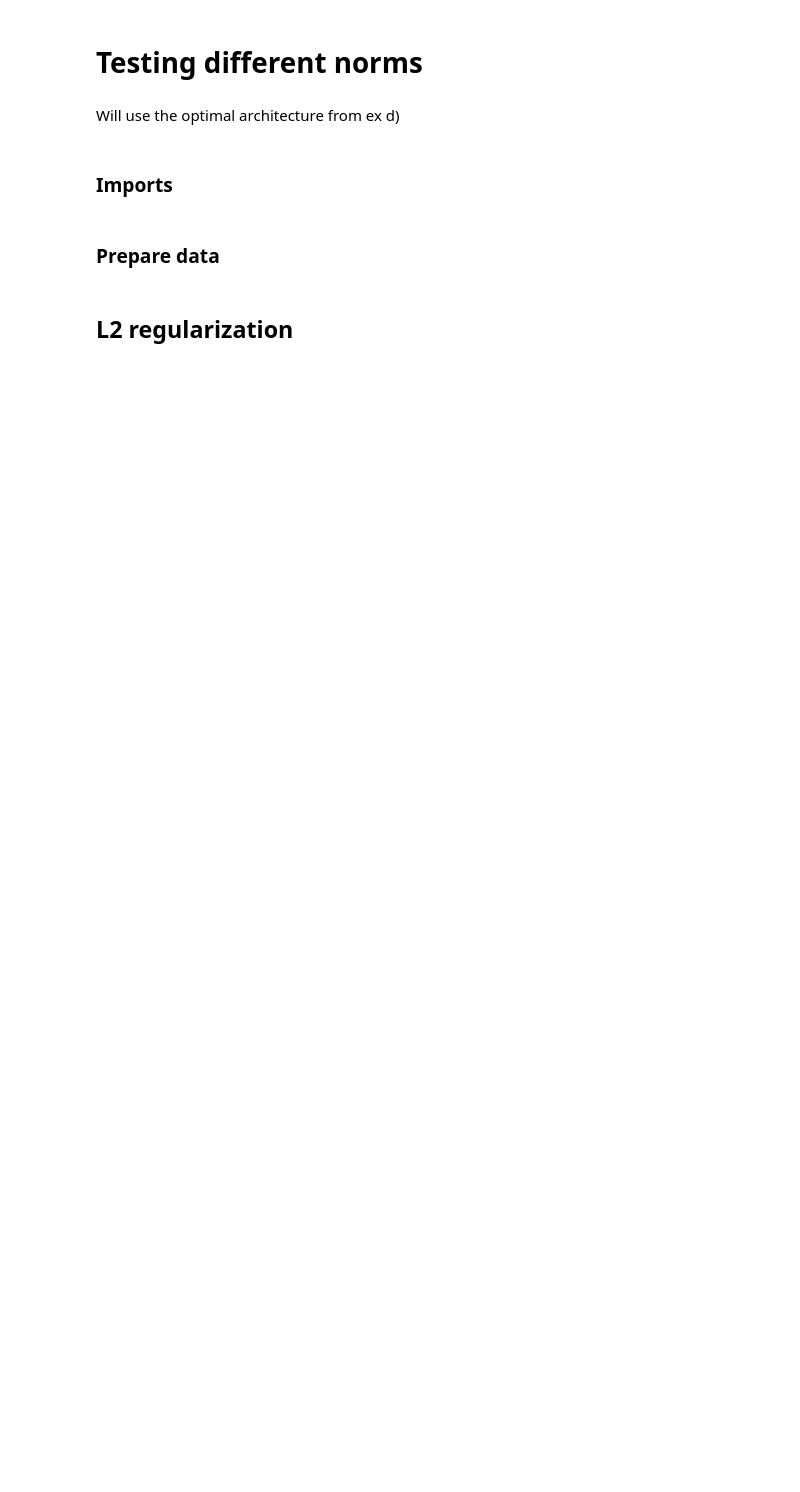
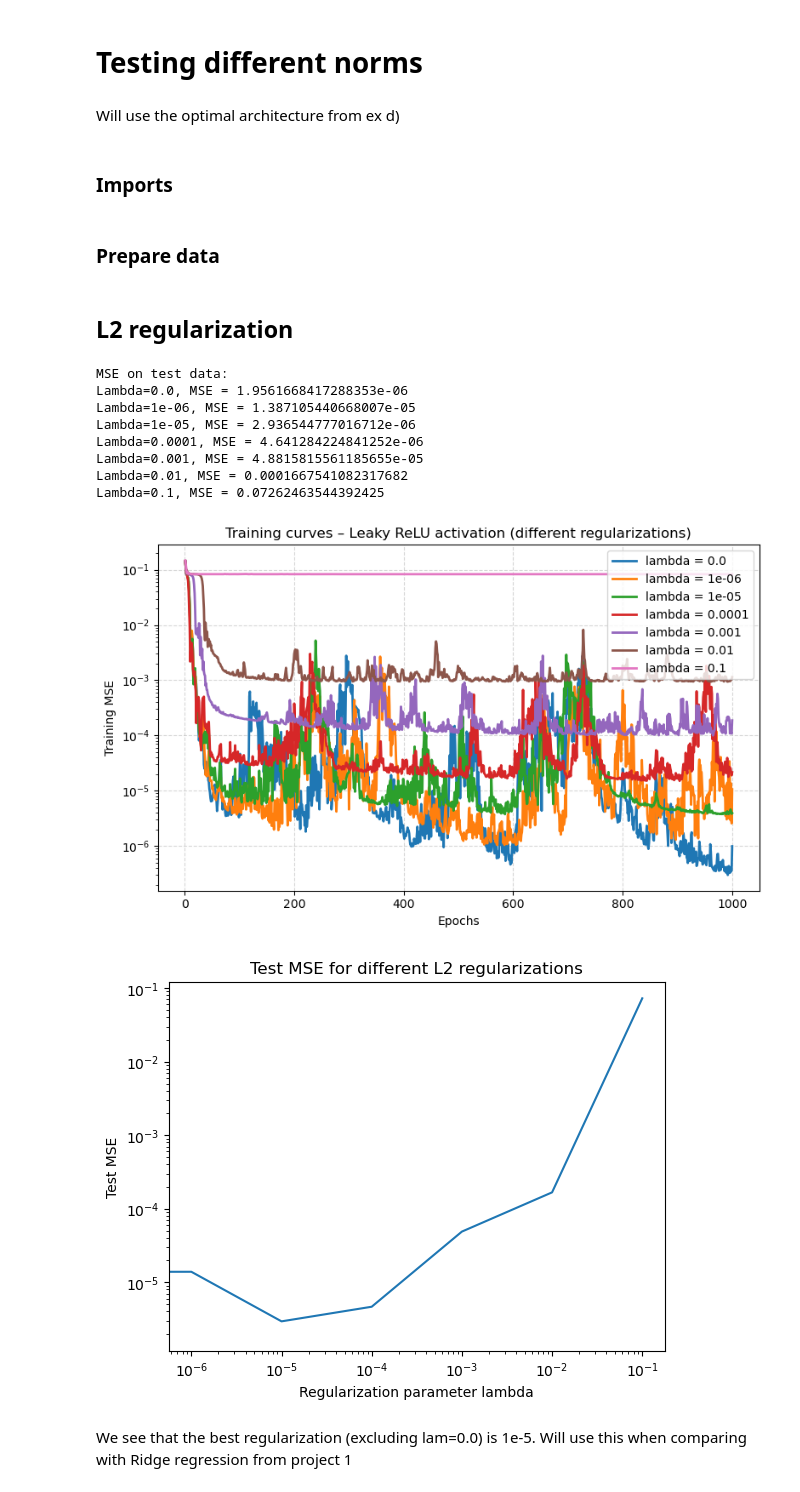
Before and after one commit to egil10/FYSSTK3155, a Jupyter notebook: PROJECT 2/Code/Exe.ipynb, the cells around one changed output. Saved outputs shown, nothing was run; the diff lists cells and outputs as text; code cells hidden in the pictures; blank space fills up the shorter version.

```diff
--- a/PROJECT 2/Code/Exe.ipynb
+++ b/PROJECT 2/Code/Exe.ipynb
@@ -34,14 +34,76 @@ x_s = scaler_x.transform(x)
 # %% [markdown]
 ## L2 regularization
 # %%
+# Parameters for neural network and training
 layers = [32, 32, 32, 1]
 activations = [leaky_relu, leaky_relu, leaky_relu, linear]
 activation_ders = [leaky_relu_deriv, leaky_relu_deriv, leaky_relu_deriv, linear_deriv]
-lambdas = [1e-5, 1e-4, 1e-3, 1e-2, 1e-1]
+lambdas = [0.0, 1e-6, 1e-5, 1e-4, 1e-3, 1e-2, 1e-1]
+lr = 1e-2
+epochs = 1000
+batch_size = 32
+
+# Empty lists
+histories = []
+MSEs = []
 
 for lam in lambdas:
     nn = NeuralNetwork(network_input_size=1,
                        layer_output_sizes=layers,
                        activation_funcs=activations,
                        activation_ders=activation_ders,
-                       )
+                       cost_fun=mse,
+                       cost_der=mse_deriv,
+                       seed=seed,
+                       l2_lambda=lam)
+    optimizer = Adam(lr=lr)
+    history = nn.fit(x_train_s,
+                     y_train,
+                     epochs = epochs,
+                     batch_size=batch_size,
+                     optimizer = optimizer,
+                     log_every=None)
+    histories.append(history["train_loss"])
+    y_test_pred = nn.predict(x_test_s)
+    mse_test = mse(y_test_pred, y_test)
+    MSEs.append(mse_test)
+
+print("MSE on test data:")
+for i in range(len(lambdas)):
+    print(f"Lambda={lambdas[i]}, MSE = {MSEs[i]}")
+
+### Plotting training curves ###
+
+plt.figure(figsize=(8,5))
+for losses, lam in zip(histories, lambdas):
+    epochs = np.arange(1, len(losses)+1)
+    plt.plot(epochs, losses, label=f"lambda = {lam}", linewidth=2)
+plt.yscale("log")
+plt.xlabel("Epochs")
+plt.ylabel("Training MSE")
+plt.title("Training curves – Leaky ReLU activation (different regularizations)")
+plt.legend()
+plt.grid(True, linestyle="--", alpha=0.5)
+plt.tight_layout()
+plt.show()
+
+plt.plot(lambdas, MSEs)
+plt.xscale("log")
+plt.yscale("log")
+plt.xlabel("Regularization parameter lambda")
+plt.ylabel("Test MSE")
+plt.title("Test MSE for different L2 regularizations")
+plt.show()
+# %% [output]
+MSE on test data:
+Lambda=0.0, MSE = 1.9561668417288353e-06
+Lambda=1e-06, MSE = 1.387105440668007e-05
+Lambda=1e-05, MSE = 2.936544777016712e-06
+Lambda=0.0001, MSE = 4.641284224841252e-06
+Lambda=0.001, MSE = 4.8815815561185655e-05
+Lambda=0.01, MSE = 0.0001667541082317682
+Lambda=0.1, MSE = 0.07262463544392425
+[figure, added]
+[figure, added]
+# %% [markdown]
+We see that the best regularization (excluding lam=0.0) is 1e-5. Will use this when comparing with Ridge regression from project 1
```
Also changed, not shown: parts of 3 cells of this notebook.
